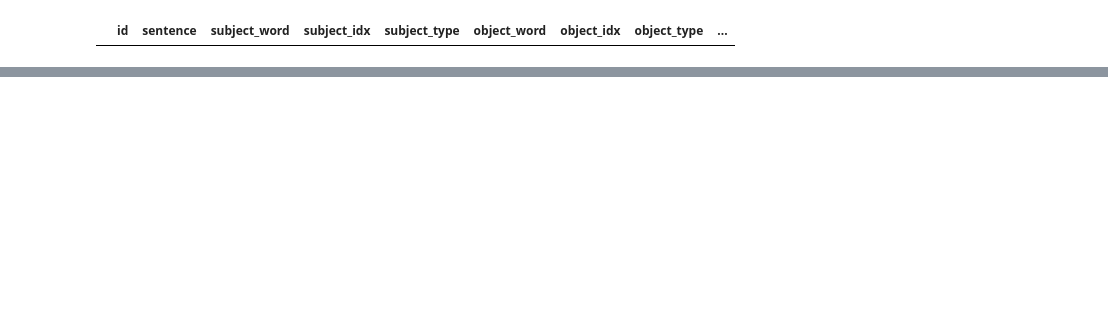
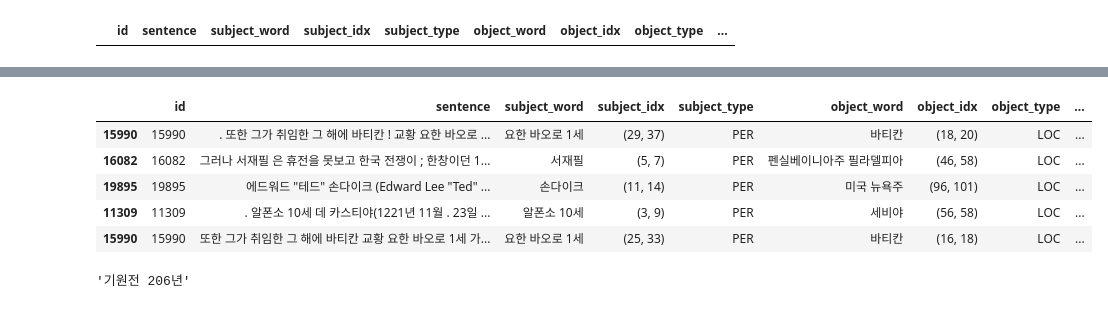
Before and after one commit to boostcampaitech2/klue-level2-nlp-13, a Jupyter notebook: unit_test/Augmentation.ipynb, the cells around one changed output, grey strips where cells are left out. Cells and saved outputs as stored; diff of their text form; code cells hidden in the pictures; blank space fills up the shorter version.

```diff
--- a/unit_test/Augmentation.ipynb
+++ b/unit_test/Augmentation.ipynb
@@ -234,0 +365,6 @@ for
+# %%
+#type(train_dataset.iloc[1])
+#df_1.append(Series_4, ignore_index=True)
+#additional_dataset = additional_dataset.append(train_dataset.iloc[1], ignore_index=True)
+additional_dataset = additional_dataset.iloc[0:0]
+additional_dataset.head()
@@ -234,0 +387,17 @@ for
+# %%
+additional_dataset = additional_dataset.iloc[0:0]
+random.seed(42)
+
+for key in label_type_mapped.keys():
+    print(f'label: {key}, count: {len(train_dataset[train_dataset.label == key])}')
+    while len(train_dataset[train_dataset['label'] == key]) + len(additional_dataset[additional_dataset['label'] == key]) < 2000:
+        try:
+            random_num = random.randint(0, len(train_dataset[train_dataset['label'] == key])-1)
+            #print(train_dataset[train_dataset['label'] == key].iloc[random_num])
+            new_data = insert_punctuation_marks(train_dataset[train_dataset['label'] == key].iloc[random_num])
+            additional_dataset = additional_dataset.append(new_data)
+        except:
+            print(train_dataset[train_dataset[train_dataset['label'] == key].iloc[random_num]])
+            pass
+    print(f'end :: label: {key}, count: {len(train_dataset[train_dataset.label == key])}')
+    print('='*30)
@@ -234,0 +422,13 @@ for
+# %%
+additional_dataset[additional_dataset['label'] == 'per:place_of_death'].head()
+# %% [output]
+|  | id | sentence | subject_word | subject_idx | subject_type | object_word | object_idx | object_type | ... |
+| 15990 | 15990 | . 또한 그가 취임한 그 해에 바티칸 ! 교황 요한 바오로 ... | 요한 바오로 1세 | (29, 37) | PER | 바티칸 | (18, 20) | LOC | ... |
+| 16082 | 16082 | 그러나 서재필 은 휴전을 못보고 한국 전쟁이 ; 한창이던 1... | 서재필 | (5, 7) | PER | 펜실베이니아주 필라델피아 | (46, 58) | LOC | ... |
+| 19895 | 19895 | 에드워드 "테드" 손다이크 (Edward Lee "Ted" ... | 손다이크 | (11, 14) | PER | 미국 뉴욕주 | (96, 101) | LOC | ... |
+| 11309 | 11309 | . 알폰소 10세 데 카스티야(1221년 11월 . 23일 ... | 알폰소 10세 | (3, 9) | PER | 세비야 | (56, 58) | LOC | ... |
+| 15990 | 15990 | 또한 그가 취임한 그 해에 바티칸 교황 요한 바오로 1세 가... | 요한 바오로 1세 | (25, 33) | PER | 바티칸 | (16, 18) | LOC | ... |
+# %%
+additional_dataset.iloc[0].sentence[additional_dataset.iloc[0].object_idx[0]:additional_dataset.iloc[0].object_idx[1]+1]
+# %% [output]
+'기원전 206년'
```
Also changed, not shown: parts of 11 cells of this notebook, 11 other files.
